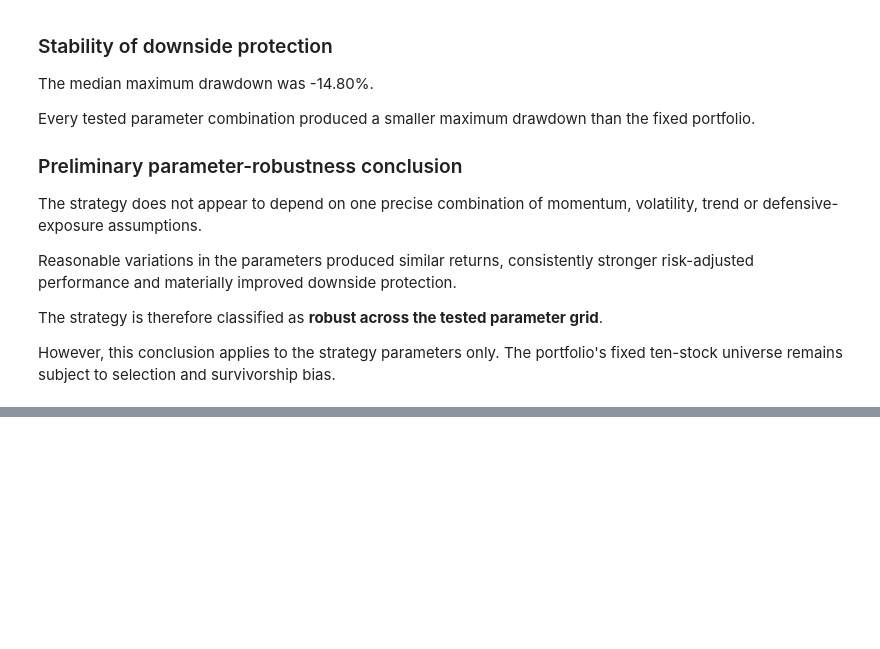
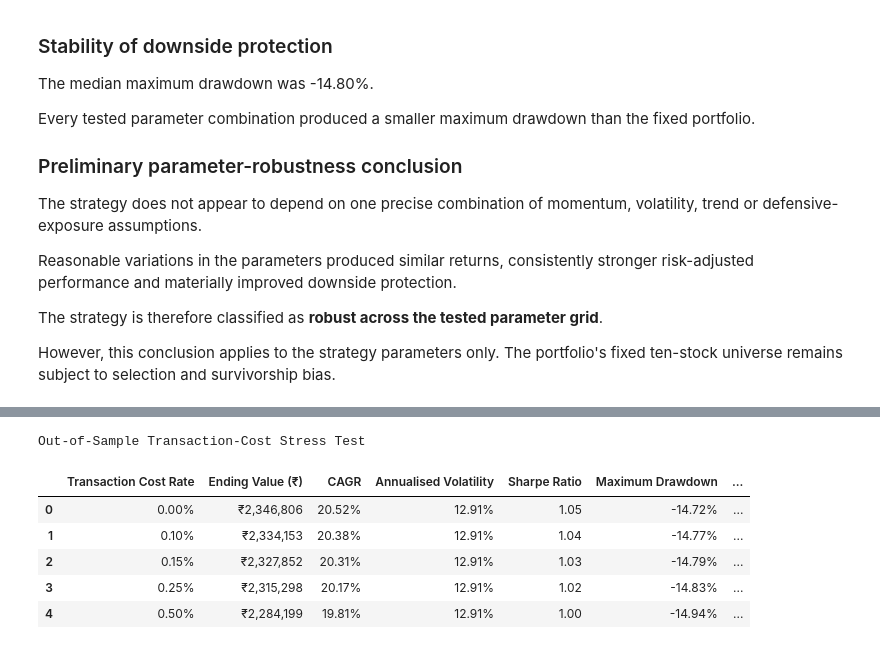
Before and after one commit to Rohil121/bharat-portfolio-lab, a Jupyter notebook: notebooks/03_robustness_testing.ipynb, the cells around one changed output, grey strips where cells are left out. Cells and saved outputs as stored; diff of their text form; code cells hidden in the pictures; blank space fills up the shorter version.

```diff
--- a/notebooks/03_robustness_testing.ipynb
+++ b/notebooks/03_robustness_testing.ipynb
@@ -2012,0 +2165,65 @@ However, this conclusion applies to the strategy parameters only. The portfolio'
+# %%
+formatted_cost_results = (
+    transaction_cost_results
+    .copy()
+    .astype(object)
+)
+
+for row_index in formatted_cost_results.index:
+
+    formatted_cost_results.loc[
+        row_index,
+        "Transaction Cost Rate",
+    ] = (
+        f"{transaction_cost_results.loc[row_index, 'Transaction Cost Rate']:.2%}"
+    )
+
+    formatted_cost_results.loc[
+        row_index,
+        "Ending Value (₹)",
+    ] = (
+        f"₹{transaction_cost_results.loc[row_index, 'Ending Value (₹)']:,.0f}"
+    )
+
+    for metric in [
+        "CAGR",
+        "Annualised Volatility",
+        "Maximum Drawdown",
+        "Average Turnover",
+        "CAGR Drag vs Zero Cost",
+    ]:
+        formatted_cost_results.loc[
+            row_index,
+            metric,
+        ] = (
+            f"{transaction_cost_results.loc[row_index, metric]:.2%}"
+        )
+
+    for metric in [
+        "Sharpe Ratio",
+        "Calmar Ratio",
+    ]:
+        formatted_cost_results.loc[
+            row_index,
+            metric,
+        ] = (
+            f"{transaction_cost_results.loc[row_index, metric]:.2f}"
+        )
+
+    formatted_cost_results.loc[
+        row_index,
+        "Estimated OOS Trading Costs (₹)",
+    ] = (
+        f"₹{transaction_cost_results.loc[row_index, 'Estimated OOS Trading Costs (₹)']:,.0f}"
+    )
+
+print("Out-of-Sample Transaction-Cost Stress Test")
+display(formatted_cost_results)
+# %% [output]
+Out-of-Sample Transaction-Cost Stress Test
+|  | Transaction Cost Rate | Ending Value (₹) | CAGR | Annualised Volatility | Sharpe Ratio | Maximum Drawdown | ... |
+| 0 | 0.00% | ₹2,346,806 | 20.52% | 12.91% | 1.05 | -14.72% | ... |
+| 1 | 0.10% | ₹2,334,153 | 20.38% | 12.91% | 1.04 | -14.77% | ... |
+| 2 | 0.15% | ₹2,327,852 | 20.31% | 12.91% | 1.03 | -14.79% | ... |
+| 3 | 0.25% | ₹2,315,298 | 20.17% | 12.91% | 1.02 | -14.83% | ... |
+| 4 | 0.50% | ₹2,284,199 | 19.81% | 12.91% | 1.00 | -14.94% | ... |
```
Also changed, not shown: parts of 3 cells of this notebook.
